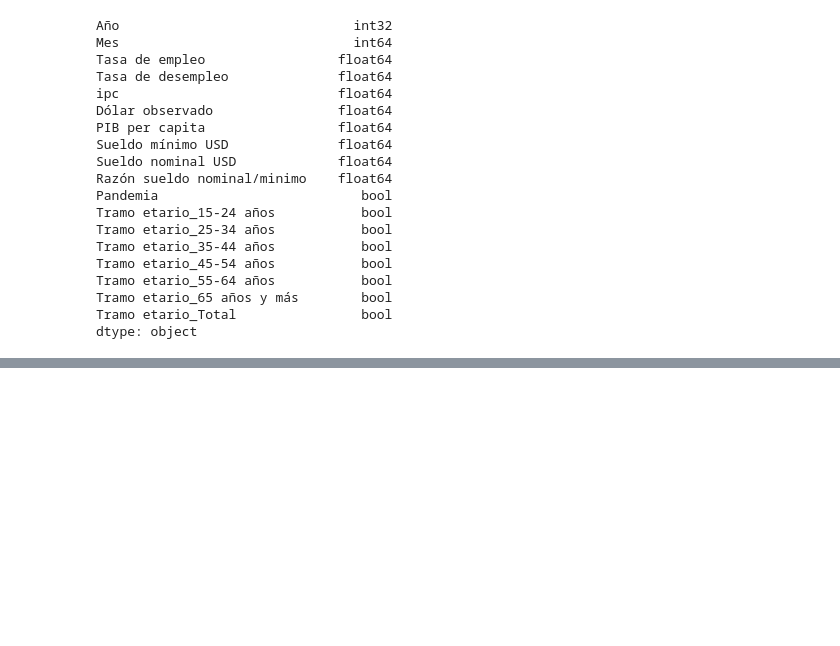
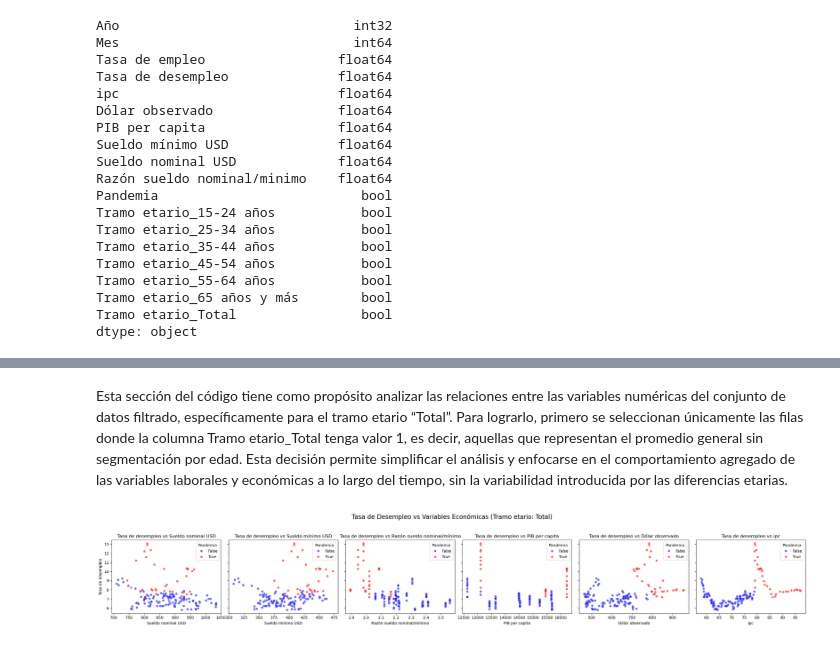
Before and after one commit to Martinosky/Proyecto_Mineria, a Jupyter notebook: Proyecto.ipynb, the cells around one changed output, grey strips where cells are left out. Saved outputs shown, nothing was run; the diff lists cells and outputs as text; code cells hidden in the pictures; blank space fills up the shorter version.

```diff
--- a/Proyecto.ipynb
+++ b/Proyecto.ipynb
@@ -298,0 +255,49 @@ See the caveats in the documentation: https://pandas.pydata.org/pandas-docs/stab
+# %% [markdown]
+Esta sección del código tiene como propósito analizar las relaciones entre las variables numéricas del conjunto de datos filtrado, específicamente para el tramo etario “Total”. Para lograrlo, primero se seleccionan únicamente las filas donde la columna Tramo etario_Total tenga valor 1, es decir, aquellas que representan el promedio general sin segmentación por edad. Esta decisión permite simplificar el análisis y enfocarse en el comportamiento agregado de las variables laborales y económicas a lo largo del tiempo, sin la variabilidad introducida por las diferencias etarias.
+# %%
+# Filtrar solo las filas donde el tramo etario sea "Total"
+df_total = df_encoded[df_encoded["Tramo etario_Total"] == 1].copy()
+
+# Asegurarse que la columna Pandemia esté en formato booleano
+df_total["Pandemia"] = df_total["Pandemia"].astype(bool)
+
+# Crear columna adicional: razón sueldo nominal / sueldo mínimo
+df_total["Razón sueldo nominal/mínimo"] = df_total["Sueldo nominal USD"] / df_total["Sueldo mínimo USD"]
+
+# Columnas de interés para este gráfico (agregamos la nueva variable)
+x_vars = [
+    "Sueldo nominal USD",
+    "Sueldo mínimo USD",
+    "Razón sueldo nominal/mínimo",
+    "PIB per capita",
+    "Dólar observado",
+    "ipc"
+]
+y_var = "Tasa de desempleo"
+
+# Eliminar filas con valores faltantes
+df_plot = df_total[[y_var, "Pandemia"] + x_vars].dropna()
+
+# Crear una fila de subplots
+fig, axes = plt.subplots(1, len(x_vars), figsize=(26, 4), sharey=True)
+
+# Generar scatterplots para cada variable explicativa
+for i, var in enumerate(x_vars):
+    sns.scatterplot(
+        data=df_plot,
+        x=var,
+        y=y_var,
+        hue="Pandemia",
+        ax=axes[i],
+        alpha=0.6,
+        palette={True: "red", False: "blue"}
+    )
+    axes[i].set_title(f"{y_var} vs {var}")
+    axes[i].legend().set_title("Pandemia")
+
+# Ajustar presentación
+plt.suptitle("Tasa de Desempleo vs Variables Económicas (Tramo etario: Total)", fontsize=16, y=1.05)
+plt.tight_layout()
+plt.show()
+# %% [output]
+[figure, added]
```
Also changed, not shown: parts of 14 cells of this notebook.
